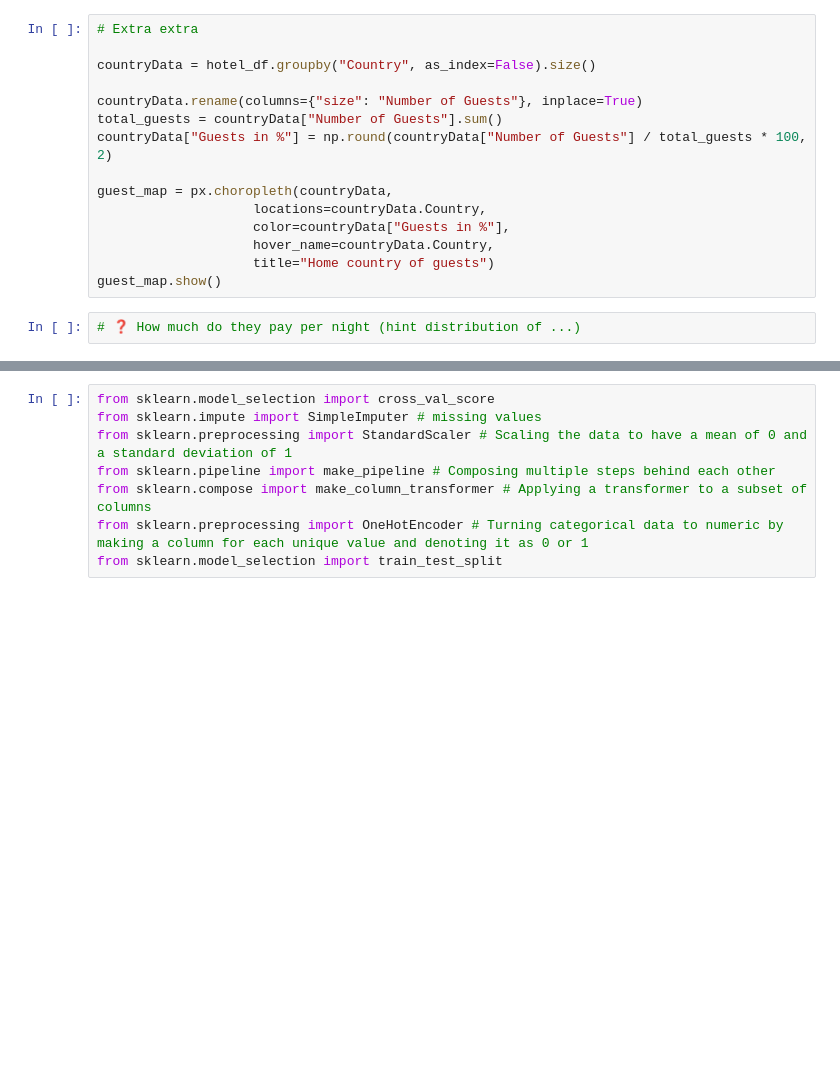
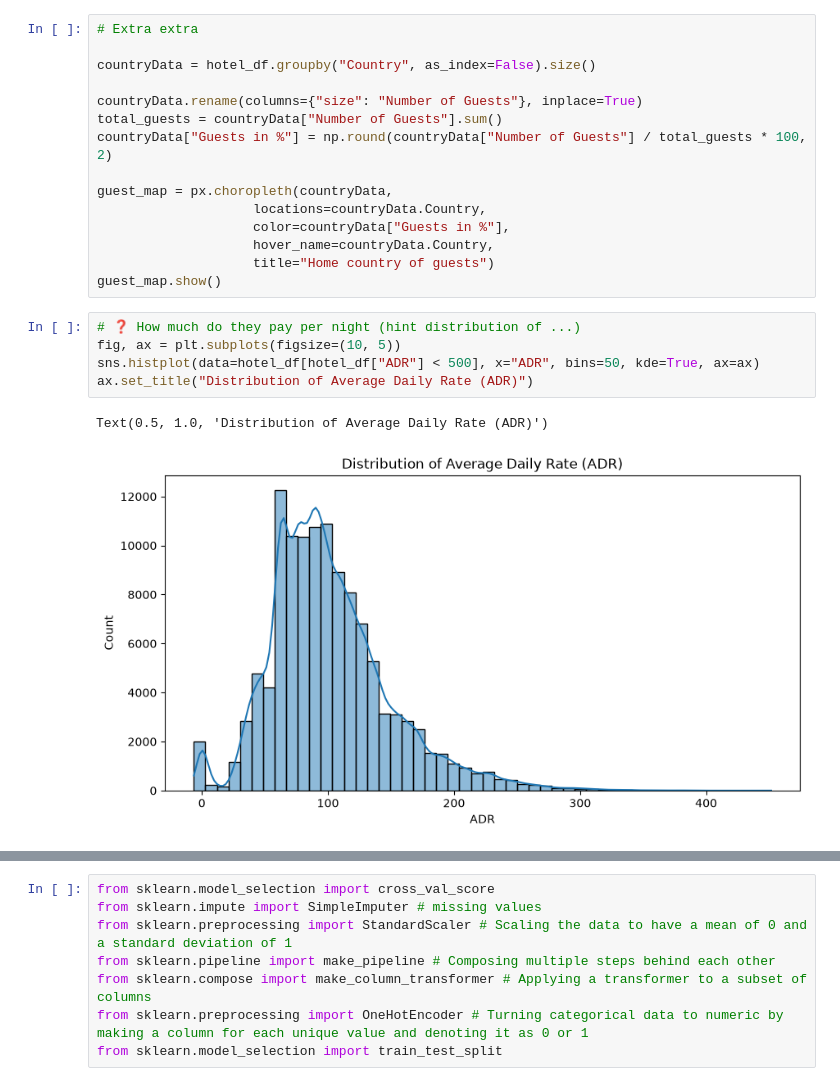
Before and after one commit to matteogradinaru/students2627, a Jupyter notebook: lab6/lab_6_part_2_classification.ipynb, the cells around one changed output, grey strips where cells are left out. Cells and saved outputs as stored; diff of their text form; blank space fills up the shorter version.

```diff
--- a/lab6/lab_6_part_2_classification.ipynb
+++ b/lab6/lab_6_part_2_classification.ipynb
@@ -218,8 +422,14 @@ guest_map = px.choropleth(countryData,
                     hover_name=countryData.Country,
                     title="Home country of guests")
 guest_map.show()
-# %%
-# ❓ How much do they pay per night (hint distribution of ...)
+# %%
+# ❓ How much do they pay per night (hint distribution of ...)
+fig, ax = plt.subplots(figsize=(10, 5))
+sns.histplot(data=hotel_df[hotel_df["ADR"] < 500], x="ADR", bins=50, kde=True, ax=ax)
+ax.set_title("Distribution of Average Daily Rate (ADR)")
+# %% [output]
+Text(0.5, 1.0, 'Distribution of Average Daily Rate (ADR)')
+[figure, added]
 # %%
 # ❓ How much do they pay per night (hint distribution of ...)
 # Hint, only use the customers that didn't cancel
```
Also changed, not shown: parts of 57 cells of this notebook, 1 other file.
